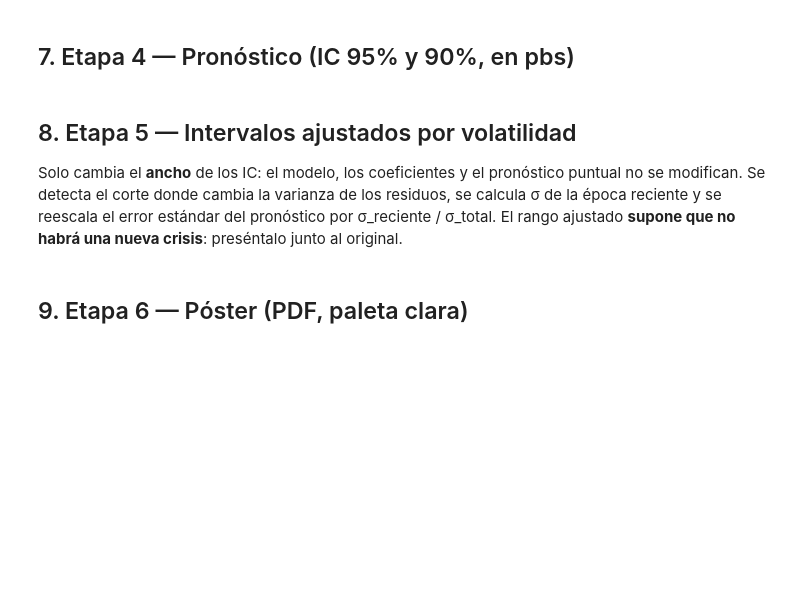
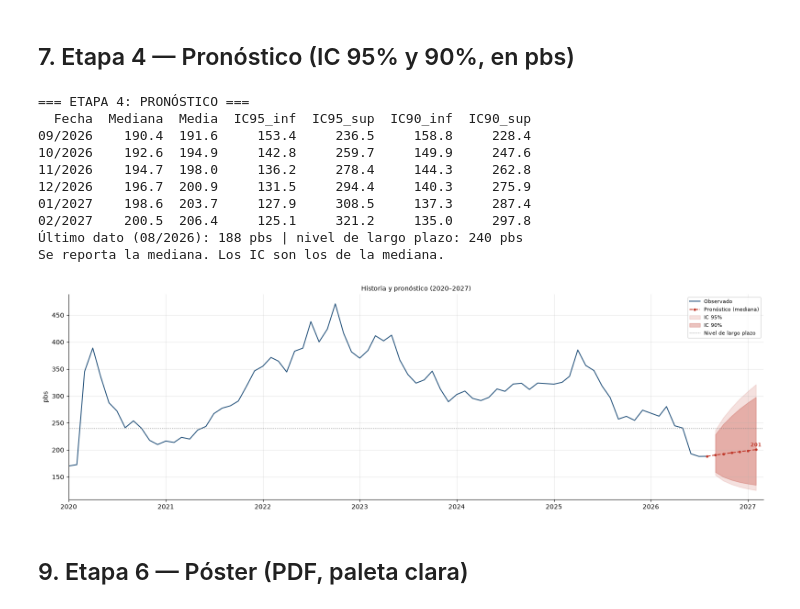
Before and after one commit to Julius7u7/nuevo-repo, a Jupyter notebook: code/Modelo_AR1_mensual.ipynb, the cells around one changed output. Drawn from its saved outputs; the diff is of its cells as text; code cells hidden in the pictures; blank space fills up the shorter version.

```diff
--- a/code/Modelo_AR1_mensual.ipynb
+++ b/code/Modelo_AR1_mensual.ipynb
@@ -151,8 +167,10 @@ R["ident"] = dict(adf_ly=adf_ly, kpss_ly=kpss_ly, adf_ct=adf_ct, kpss_ct=kpss_ct
 ## 4. Etapa 1b — Estacionalidad mensual (s = 12) sobre el AR(1)
 # %%
 def test_estacionalidad(ly, s=S, n_perm=300, semilla=0):
-    """LR de dummies mensuales en el AR(1), Kruskal-Wallis por mes, FAC en rezagos s, 2s, 3s y fuerza STL."""
-    per = ly.index.month if s == 12 else ly.index.quarter
+    """Evalúa dummies mensuales, Kruskal-Wallis, FAC estacional y fuerza STL."""
+    if s != 12:
+        raise ValueError("La estacionalidad de esta serie requiere s=12 meses.")
+    per = ly.index.month
     base = ARIMA(ly, order=(1, 0, 0), trend="c").fit()
     X = pd.get_dummies(per, drop_first=True).astype(float); X.index = ly.index
     est = ARIMA(ly, exog=X, order=(1, 0, 0), trend="c").fit()
@@ -160,8 +178,7 @@ def test_estacionalidad(ly, s=S, n_perm=300, semilla=0):
     assert lr >= 0, "LR negativo: el modelo con dummies no convergió"
     gl = X.shape[1]
     res = pd.Series(base.resid, index=ly.index)
-    p_kw = stats.kruskal(*[res[res.index.month == k] if s == 12 else res[res.index.quarter == k]
-                           for k in range(1, s + 1)]).pvalue
+    p_kw = stats.kruskal(*[res[res.index.month == k] for k in range(1, s + 1)]).pvalue
     a = acf(res, nlags=3 * s)
 
     def fuerza(r):
@@ -176,7 +193,7 @@ def test_estacionalidad(ly, s=S, n_perm=300, semilla=0):
 print(f"=== ETAPA 1b: ESTACIONALIDAD EN AR(1), s = {S} ===")
 E = test_estacionalidad(ly)
 print(f"LR dummies: LR={E['lr']:.2f}, gl={E['gl']}, p={E['p_lr']:.4f}")
-print(f"Kruskal-Wallis por periodo: p={E['p_kw']:.4f}")
+print(f"Kruskal-Wallis por mes: p={E['p_kw']:.4f}")
 print(f"FAC residuos, rezagos {S}, {2*S}, {3*S}:", E["acf"].round(3), "| banda ±", round(E["banda"], 3))
 print(f"Fuerza STL={E['fs']:.3f} | p permutación={E['p_perm']:.3f} | típica sin estacionalidad={E['fs_tipica']:.3f}")
 E["hay"] = min(E["p_lr"], E["p_kw"]) < 0.05
@@ -189,8 +212,9 @@ def ajustar_ar1(ly):
     m = ARIMA(ly, order=ORDEN, trend=TREND).fit()
     phi, mu = m.params["ar.L1"], m.params["const"]
     ic = m.conf_int().loc["ar.L1"].to_numpy()
+    c = (1 - phi) * mu
     info = dict(phi=phi, se_phi=m.bse["ar.L1"], p_phi=m.pvalues["ar.L1"], ic_phi=ic, ic_incluye_1=bool(ic[1] >= 1),
-                mu=mu, se_mu=m.bse["const"], p_mu=m.pvalues["const"], sigma2=m.params["sigma2"],
+                mu=mu, c=c, se_mu=m.bse["const"], p_mu=m.pvalues["const"], sigma2=m.params["sigma2"],
                 vida_media=np.log(.5) / np.log(phi), nivel_lp=float(np.exp(mu)), aic=m.aic, bic=m.bic)
     return m, info
 
@@ -198,6 +222,7 @@ print("=== ETAPA 2: ESTIMACIÓN ===")
 modelo, M = ajustar_ar1(ly)
 print(modelo.summary().tables[1])
 print(f"φ={M['phi']:.3f} (EE {M['se_phi']:.3f})  IC95%=[{M['ic_phi'][0]:.3f}, {M['ic_phi'][1]:.3f}]  (¿incluye 1? {'sí' if M['ic_incluye_1'] else 'no'})")
-print(f"μ (media de ln)={M['mu']:.3f} (EE {M['se_mu']:.3f}) | σ²={M['sigma2']:.4f}")
+print(f"Media de largo plazo de ln = {M['mu']:.4f} (SE {M['se_mu']:.3f}) | sigma2 = {M['sigma2']:.4f}")
+print(f"Intercepto AR(1): c=(1 - phi)*mu=(1 - {M['phi']:.4f})*{M['mu']:.4f}={M['c']:.4f}")
 print(f"Vida media={M['vida_media']:.1f} meses | nivel de largo plazo={M['nivel_lp']:.0f} pbs | AIC={M['aic']:.2f} BIC={M['bic']:.2f}")
 R["modelo"] = M
@@ -239,37 +283,52 @@ def pronosticar(modelo, fechas, h=H, punto="mediana"):
     mu_h, var_h = fc.predicted_mean.values, np.asarray(fc.var_pred_mean)
     mediana, media = np.exp(mu_h), np.exp(mu_h + 0.5 * var_h)
     fut = [fechas[-1] + pd.DateOffset(months=i + 1) for i in range(h)]
     return dict(fc=fc, fut=fut, mediana=mediana, media=media, etq=punto,
                 punto=mediana if punto == "mediana" else media,
                 ic95=np.exp(fc.conf_int(alpha=0.05).values), ic90=np.exp(fc.conf_int(alpha=0.10).values))
 
 def panel_pronostico(ax, y, P, a95, a90, color, titulo, ref95=None, nivel_lp=None):
     fut, punto = P["fut"], P["punto"]
     ax.plot(y.index[-VENTANA_GRAFICO:], y[-VENTANA_GRAFICO:], color=C_AZUL, lw=1.4, label="Observado")
     ax.plot([y.index[-1], *fut], [y.iloc[-1], *punto], "--o", ms=3, color=color, label=f"Pronóstico ({P['etq']})")
     ax.fill_between(fut, a95[:, 0], a95[:, 1], color=color, alpha=.15, label="IC 95%")
     ax.fill_between(fut, a90[:, 0], a90[:, 1], color=color, alpha=.30, label="IC 90%")
     if ref95 is not None:
         ax.plot(fut, ref95[:, 0], ":", color="gray", lw=1.3, label="IC 95% original"); ax.plot(fut, ref95[:, 1], ":", color="gray", lw=1.3)
     if nivel_lp is not None:
         ax.axhline(nivel_lp, color="gray", ls=":", lw=1, label="Nivel de largo plazo")
     ax.annotate(f"{punto[-1]:.0f}", xy=(fut[-1], punto[-1]), xytext=(0, 5), textcoords="offset points",
                 ha="center", color=color, fontsize=8, fontweight="bold", zorder=10)
     ax.set_title(titulo, fontsize=10); ax.set_ylabel("pbs"); ax.legend(fontsize=8)
 
 print("=== ETAPA 4: PRONÓSTICO ===")
 P = pronosticar(modelo, y.index, punto=PUNTO)
 pron = pd.DataFrame({"Fecha": [f"{f:%m/%Y}" for f in P["fut"]], "Mediana": P["mediana"], "Media": P["media"],
                      "IC95_inf": P["ic95"][:, 0], "IC95_sup": P["ic95"][:, 1],
                      "IC90_inf": P["ic90"][:, 0], "IC90_sup": P["ic90"][:, 1]})
 print(pron.round(1).to_string(index=False))
 print(f"Último dato ({y.index[-1]:%m/%Y}): {y.iloc[-1]:.0f} pbs | nivel de largo plazo: {M['nivel_lp']:.0f} pbs")
 print(f"Se reporta la {PUNTO}. Los IC son los de la mediana.")
-fig, ax = plt.subplots(figsize=(10, 5))
-panel_pronostico(ax, y, P, P["ic95"], P["ic90"], C_ROJO, "Pronóstico Spread EMBIG Colombia – AR(1) sobre ln", nivel_lp=M["nivel_lp"])
-plt.tight_layout(); fig.savefig(SALIDA / "fig4_pronostico.png", dpi=150); plt.show()
+fig, ax = plt.subplots(figsize=(16, 5.2))
+inicio_grafico = pd.Timestamp("2020-01-01")
+panel_pronostico(ax, y, P, P["ic95"], P["ic90"], C_ROJO, "Historia y pronóstico (2020–2027)", nivel_lp=M["nivel_lp"])
+datos_visibles = y.loc[inicio_grafico:]
+y_min = min(float(datos_visibles.min()), float(P["ic95"][:, 0].min()))
+y_max = max(float(datos_visibles.max()), float(P["ic95"][:, 1].max()))
+margen = 0.05 * (y_max - y_min)
+ax.set_xlim(inicio_grafico, P["fut"][-1] + pd.DateOffset(months=1))
+ax.set_ylim(y_min - margen, y_max + margen)
+plt.tight_layout(); fig.savefig(SALIDA / "fig4_pronostico.png", dpi=200); plt.show()
 R["pron"] = P
+# %% [output]
+=== ETAPA 4: PRONÓSTICO ===
+  Fecha  Mediana  Media  IC95_inf  IC95_sup  IC90_inf  IC90_sup
+09/2026    190.4  191.6     153.4     236.5     158.8     228.4
+10/2026    192.6  194.9     142.8     259.7     149.9     247.6
+11/2026    194.7  198.0     136.2     278.4     144.3     262.8
+12/2026    196.7  200.9     131.5     294.4     140.3     275.9
+01/2027    198.6  203.7     127.9     308.5     137.3     287.4
+02/2027    200.5  206.4     125.1     321.2     135.0     297.8
+Último dato (08/2026): 188 pbs | nivel de largo plazo: 240 pbs
+Se reporta la mediana. Los IC son los de la mediana.
+[figure, added]
-# %% [markdown]
-## 8. Etapa 5 — Intervalos ajustados por volatilidad
-
-Solo cambia el **ancho** de los IC: el modelo, los coeficientes y el pronóstico puntual no se modifican. Se detecta el corte donde cambia la varianza de los residuos, se calcula σ de la época reciente y se reescala el error estándar del pronóstico por σ_reciente / σ_total. El rango ajustado **supone que no habrá una nueva crisis**: preséntalo junto al original.
```
Also changed, not shown: parts of 13 cells of this notebook, 6 other files.
